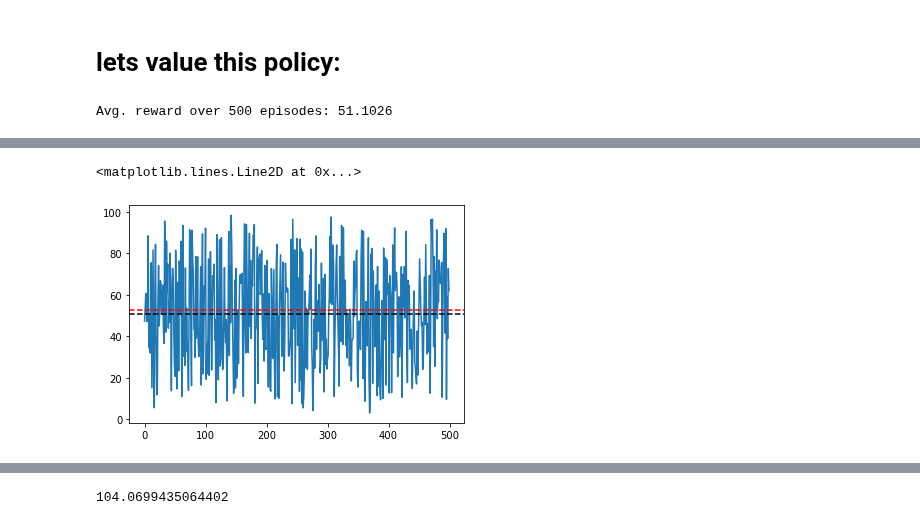
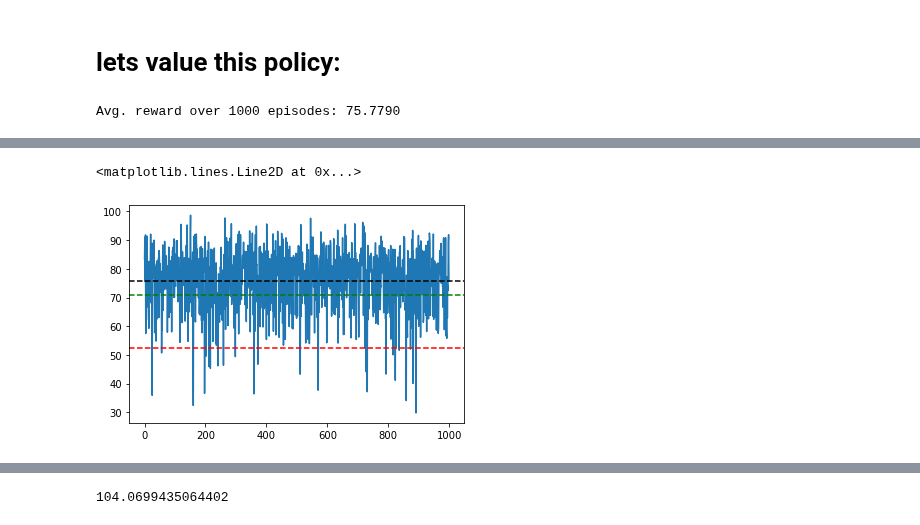
Before and after one commit to majkee15/credit_collections_rl, a Jupyter notebook: learning/notebooks/explore_learned_policies.ipynb, the cells around one changed output, grey strips where cells are left out. Drawn from its saved outputs; the diff is of its cells as text; code cells hidden in the pictures.

```diff
--- a/learning/notebooks/explore_learned_policies.ipynb
+++ b/learning/notebooks/explore_learned_policies.ipynb
@@ -103,11 +95,10 @@ agent.main_net.predict_on_batch(obs[None,:])
 # %% [markdown]
 # lets value this policy:
 # %%
-rewards = agent.evaluate(500)
+rewards = agent.evaluate(1000)
 # %% [output]
-Avg. reward over 500 episodes: 51.1026
+Avg. reward over 1000 episodes: 75.7790
 # %%
-#plt.plot(results['REINFORCE AB'])
 from dcc import AAV, Parameters
 p = Parameters()
 aav = AAV(p)
@@ -115,4 +106,5 @@ aav = AAV(p)
 plt.plot(rewards)
 plt.axhline(np.mean(rewards), color='black', linestyle='--')
 plt.axhline(-aav.u(0.11, 100), color='red', linestyle='--')
+plt.axhline(-aav.u(0.11 + 1, 100) - 1*p.c, color='green', linestyle='--')
 # %% [output]
@@ -120,2 +112,2 @@ plt.axhline(-aav.u(0.11, 100), color='red', linestyle='--')
 <matplotlib.lines.Line2D at 0x...>
-[figure, old version]
+[figure, new version]
```
Also changed, not shown: parts of 9 cells of this notebook, 1 other file.
